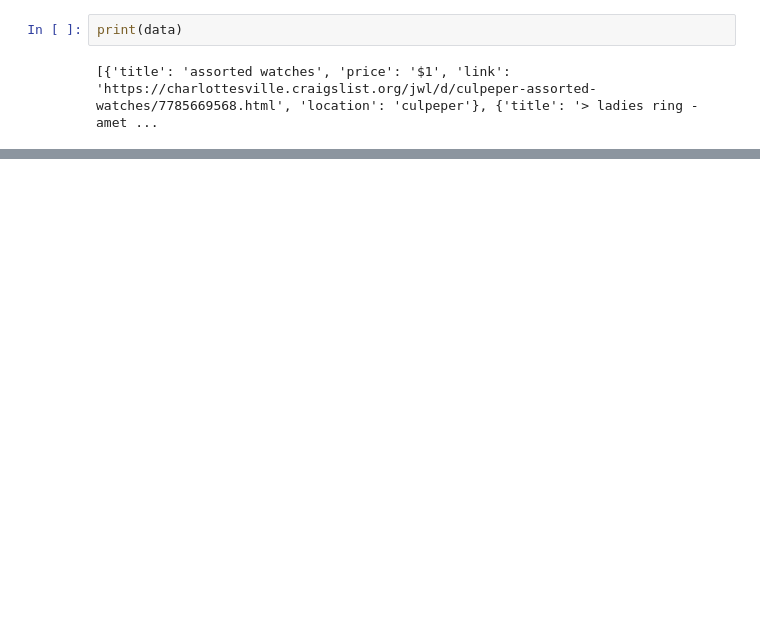
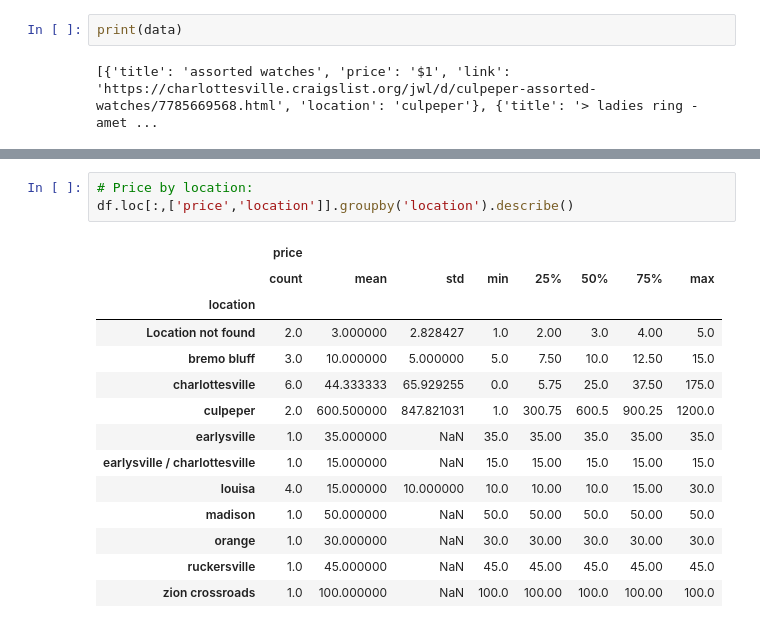
Before and after one commit to natalieassaad/labs, a Jupyter notebook: 02_scraping/lab_notebook.ipynb, the cells around one changed output, grey strips where cells are left out. Drawn from its saved outputs; the diff is of its cells as text; blank space fills up the shorter version.

```diff
--- a/02_scraping/lab_notebook.ipynb
+++ b/02_scraping/lab_notebook.ipynb
@@ -409,0 +404,18 @@ print(data)
+# %%
+# Price by location:
+df.loc[:,['price','location']].groupby('location').describe()
+# %% [output]
+|  | price |  |  |  |  |  |  |  |
+|  | count | mean | std | min | 25% | 50% | 75% | max |
+| location |  |  |  |  |  |  |  |  |
+| Location not found | 2.0 | 3.000000 | 2.828427 | 1.0 | 2.00 | 3.0 | 4.00 | 5.0 |
+| bremo bluff | 3.0 | 10.000000 | 5.000000 | 5.0 | 7.50 | 10.0 | 12.50 | 15.0 |
+| charlottesville | 6.0 | 44.333333 | 65.929255 | 0.0 | 5.75 | 25.0 | 37.50 | 175.0 |
+| culpeper | 2.0 | 600.500000 | 847.821031 | 1.0 | 300.75 | 600.5 | 900.25 | 1200.0 |
+| earlysville | 1.0 | 35.000000 | NaN | 35.0 | 35.00 | 35.0 | 35.00 | 35.0 |
+| earlysville / charlottesville | 1.0 | 15.000000 | NaN | 15.0 | 15.00 | 15.0 | 15.00 | 15.0 |
+| louisa | 4.0 | 15.000000 | 10.000000 | 10.0 | 10.00 | 10.0 | 15.00 | 30.0 |
+| madison | 1.0 | 50.000000 | NaN | 50.0 | 50.00 | 50.0 | 50.00 | 50.0 |
+| orange | 1.0 | 30.000000 | NaN | 30.0 | 30.00 | 30.0 | 30.00 | 30.0 |
+| ruckersville | 1.0 | 45.000000 | NaN | 45.0 | 45.00 | 45.0 | 45.00 | 45.0 |
+| zion crossroads | 1.0 | 100.000000 | NaN | 100.0 | 100.00 | 100.0 | 100.00 | 100.0 |
```
Also changed, not shown: parts of 5 cells of this notebook.
